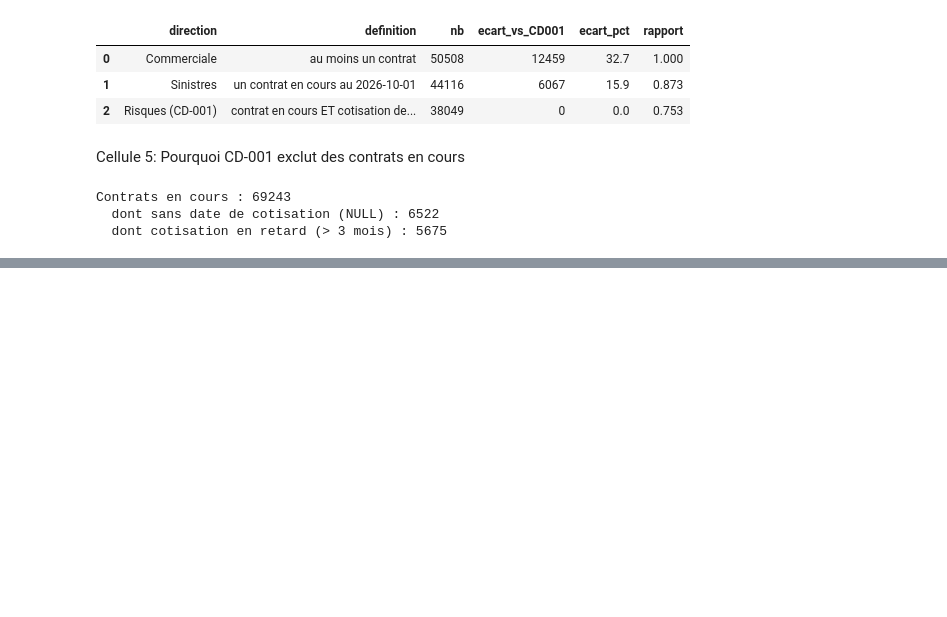
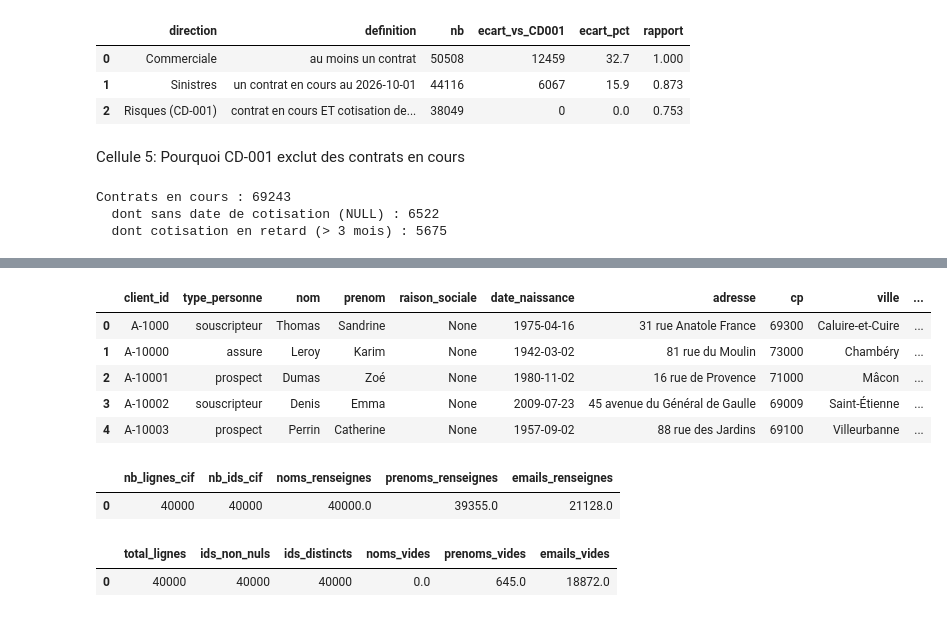
Before and after one commit to Samii05/td-qualite-g01, a Jupyter notebook: notebooks/S1_01.ipynb, the cells around one changed output, grey strips where cells are left out. Cells and saved outputs as stored; diff of their text form; code cells hidden in the pictures; blank space fills up the shorter version.

```diff
--- a/notebooks/S1_01.ipynb
+++ b/notebooks/S1_01.ipynb
@@ -1050,0 +1137,65 @@ Contrats en cours : 69243
+# %%
+with engine.connect() as conn:
+    exemple_crm = pd.read_sql(
+        text("""
+            SELECT client_id, type_personne, nom, prenom,
+                   raison_sociale, date_naissance, adresse,
+                   cp, ville, pays, telephone, email
+            FROM bronze.crm_client
+            LIMIT 5
+        """),
+        conn
+    )
+
+display(exemple_crm)
+# %% [output]
+|  | client_id | type_personne | nom | prenom | raison_sociale | date_naissance | adresse | cp | ville | ... |
+| 0 | A-1000 | souscripteur | Thomas | Sandrine | None | 1975-04-16 | 31 rue Anatole France | 69300 | Caluire-et-Cuire | ... |
+| 1 | A-10000 | assure | Leroy | Karim | None | 1942-03-02 | 81 rue du Moulin | 73000 | Chambéry | ... |
+| 2 | A-10001 | prospect | Dumas | Zoé | None | 1980-11-02 | 16 rue de Provence | 71000 | Mâcon | ... |
+| 3 | A-10002 | souscripteur | Denis | Emma | None | 2009-07-23 | 45 avenue du Général de Gaulle | 69009 | Saint-Étienne | ... |
+| 4 | A-10003 | prospect | Perrin | Catherine | None | 1957-09-02 | 88 rue des Jardins | 69100 | Villeurbanne | ... |
+# %%
+from sqlalchemy import text
+import pandas as pd
+
+requete = """
+SELECT
+    COUNT(*) AS nb_lignes_cif,
+    COUNT(DISTINCT column0) AS nb_ids_cif,
+    SUM(column1 IS NOT NULL AND TRIM(column1) <> '') AS noms_renseignes,
+    SUM(column2 IS NOT NULL AND TRIM(column2) <> '') AS prenoms_renseignes,
+    SUM(column9 IS NOT NULL AND TRIM(column9) <> '') AS emails_renseignes
+FROM bronze.cif_clients
+"""
+
+with engine.connect() as conn:
+    resultat = pd.read_sql(text(requete), conn)
+
+display(resultat)
+# %% [output]
+|  | nb_lignes_cif | nb_ids_cif | noms_renseignes | prenoms_renseignes | emails_renseignes |
+| 0 | 40000 | 40000 | 40000.0 | 39355.0 | 21128.0 |
+# %%
+from sqlalchemy import text
+import pandas as pd
+
+with engine.connect() as conn:
+    verification = pd.read_sql(
+        text("""
+            SELECT
+                COUNT(*) AS total_lignes,
+                COUNT(column0) AS ids_non_nuls,
+                COUNT(DISTINCT column0) AS ids_distincts,
+                SUM(column1 IS NULL OR TRIM(column1) = '') AS noms_vides,
+                SUM(column2 IS NULL OR TRIM(column2) = '') AS prenoms_vides,
+                SUM(column9 IS NULL OR TRIM(column9) = '') AS emails_vides
+            FROM bronze.cif_clients
+        """),
+        conn
+    )
+
+display(verification)
+# %% [output]
+|  | total_lignes | ids_non_nuls | ids_distincts | noms_vides | prenoms_vides | emails_vides |
+| 0 | 40000 | 40000 | 40000 | 0.0 | 645.0 | 18872.0 |
```
Also changed, not shown: parts of 18 cells of this notebook, 4 other files.
